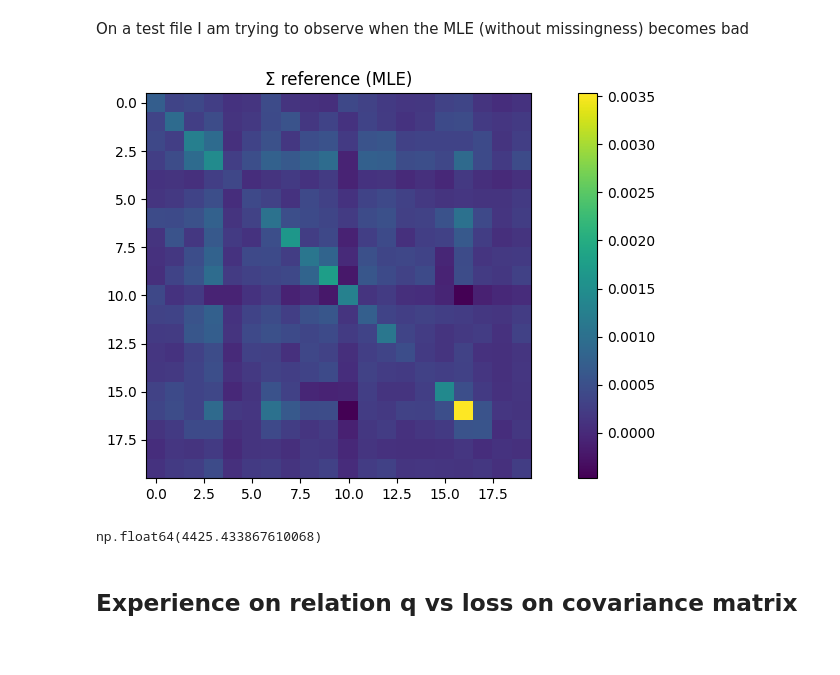
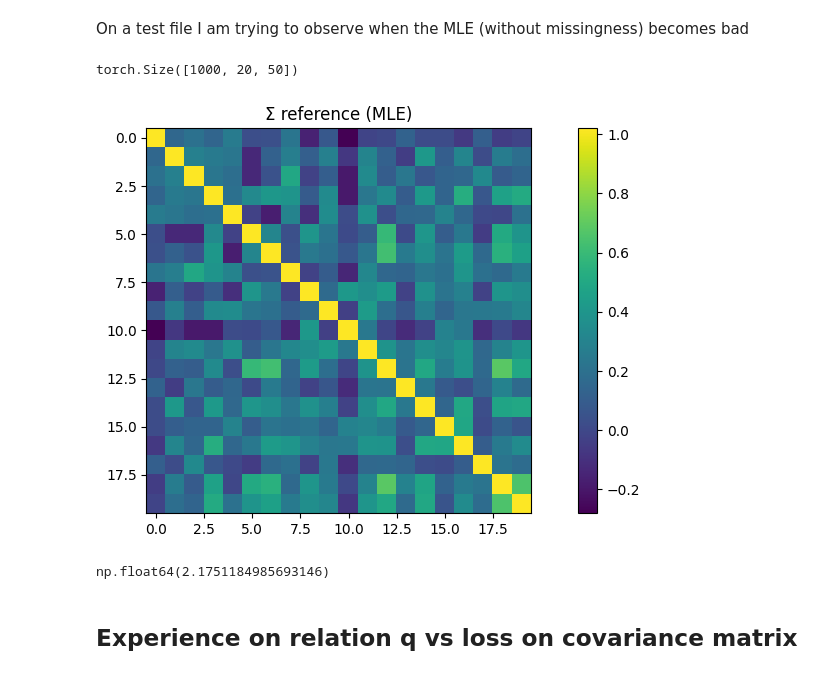
Before and after one commit to Armanddevacc/covariance-cleaning-nn, a Jupyter notebook: test.ipynb, the cells around one changed output. Cells and saved outputs as stored; diff of their text form; code cells hidden in the pictures.

```diff
--- a/test.ipynb
+++ b/test.ipynb
@@ -279,8 +353,8 @@ from data.real_dataloader import real_data_pipeline
 dataset = real_data_pipeline(
     1000,
     date_bounds=('1995-01-01','2015-01-01'),
-    n_days_out = T,
-    n_days_in = T,
+    n_days_out = 10,
+    n_days_in = 50,
     shift = 0,
     n_stocks = N,
     market_cap_range = (1000, 3000),
@@ -292,13 +366,17 @@ dataset = real_data_pipeline(
 # %%
 rin = torch.from_numpy(rin_tf.numpy())
 rout = torch.from_numpy(rin_tf.numpy())
+# %%
+rin.shape
+# %% [output]
+torch.Size([1000, 20, 50])
 # %%
 plt.figure(figsize=(12,5))
-plt.imshow(rout[3].cov(), cmap='viridis')
+plt.imshow(np.cov(rin[2,:,:]), cmap='viridis')
 plt.colorbar(); plt.title('Σ reference (MLE)')
 plt.show()
 # %% [output]
-[figure, old version]
+[figure, new version]
 # %%
 mean = 0
 for i in range(500):
@@ -308,7 +386,7 @@ for i in range(500):
 # %%
 mean
 # %% [output]
-np.float64(4425.433867610068)
+np.float64(2.1751184985693146)
 # %% [markdown]
 ## Experience on relation q vs loss on covariance matrix
 # %% [markdown]
```
Also changed, not shown: parts of 29 cells of this notebook, 1 other file.
